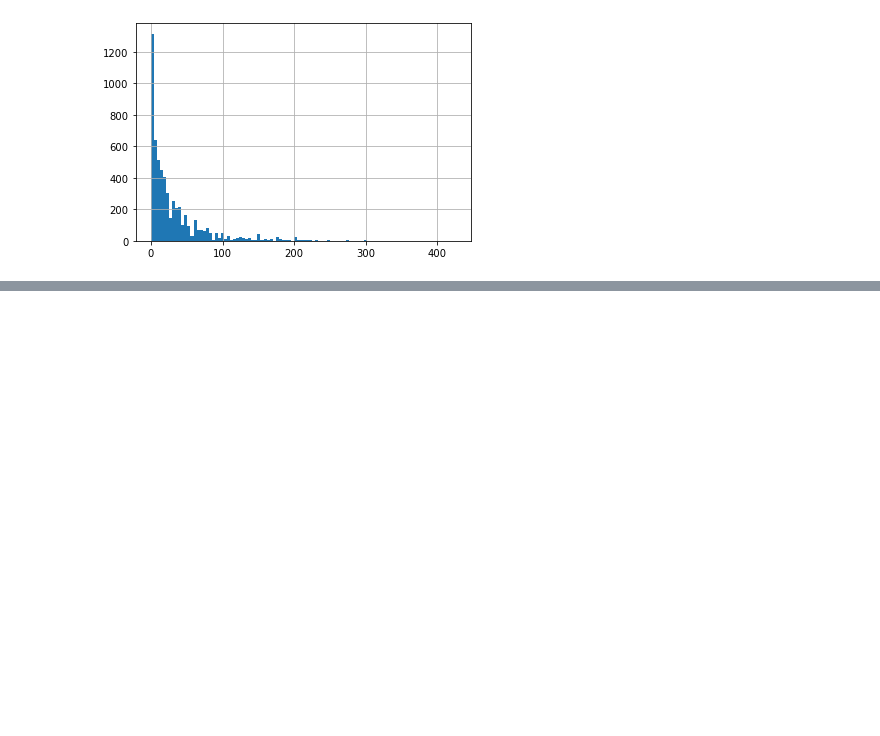
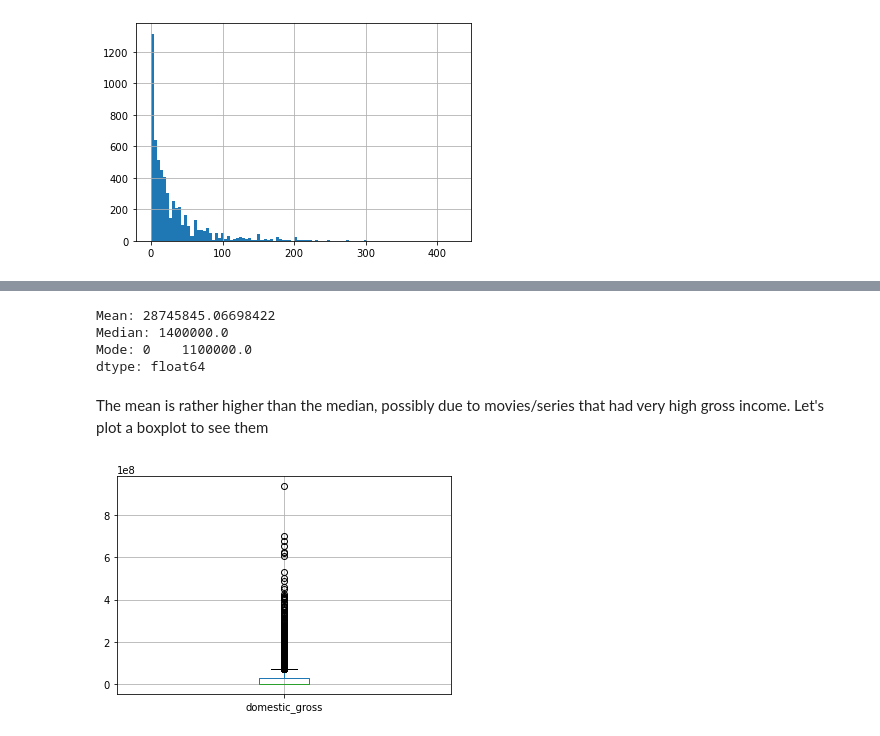
Before and after one commit to KingMaina/Microsoft-Movie-Analysis, a Jupyter notebook: student.ipynb, the cells around one changed output, grey strips where cells are left out. Cells and saved outputs as stored; diff of their text form; code cells hidden in the pictures; blank space fills up the shorter version.

```diff
--- a/student.ipynb
+++ b/student.ipynb
@@ -681,0 +790,21 @@ prod_budget = movie_budgets['production_budget'].apply(lambda budget: int(budget
+# %%
+# For the domestic_gross column, let's get the statistics (i.e mean, mode, median)
+bom_mean_domestic_gross = bom_gross_clean['domestic_gross'].mean()
+bom_median_domestic_gross = bom_gross_clean['domestic_gross'].median()
+bom_mode_domestic_gross = bom_gross_clean['domestic_gross'].mode(dropna=False)
+
+print(f"Mean: {bom_mean_domestic_gross}")
+print(f"Median: {bom_median_domestic_gross}")
+print(f"Mode: {bom_mode_domestic_gross}")
+# %% [output]
+Mean: 28745845.06698422
+Median: 1400000.0
+Mode: 0    1100000.0
+dtype: float64
+# %% [markdown]
+The mean is rather higher than the median, possibly due to movies/series that had very high gross income.
+Let's plot a boxplot to see them
+# %%
+bom_movie_gross.boxplot(column='domestic_gross');
+# %% [output]
+[figure, added]
```
Also changed, not shown: parts of 32 cells of this notebook.
